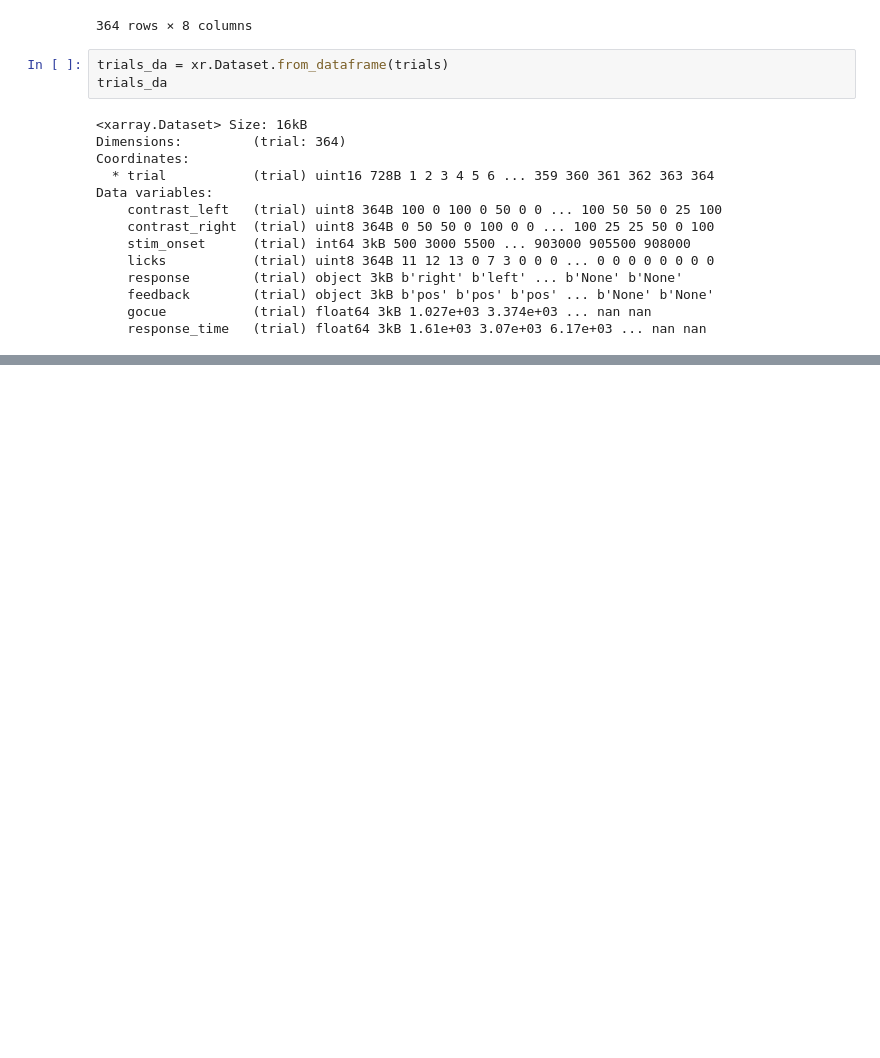
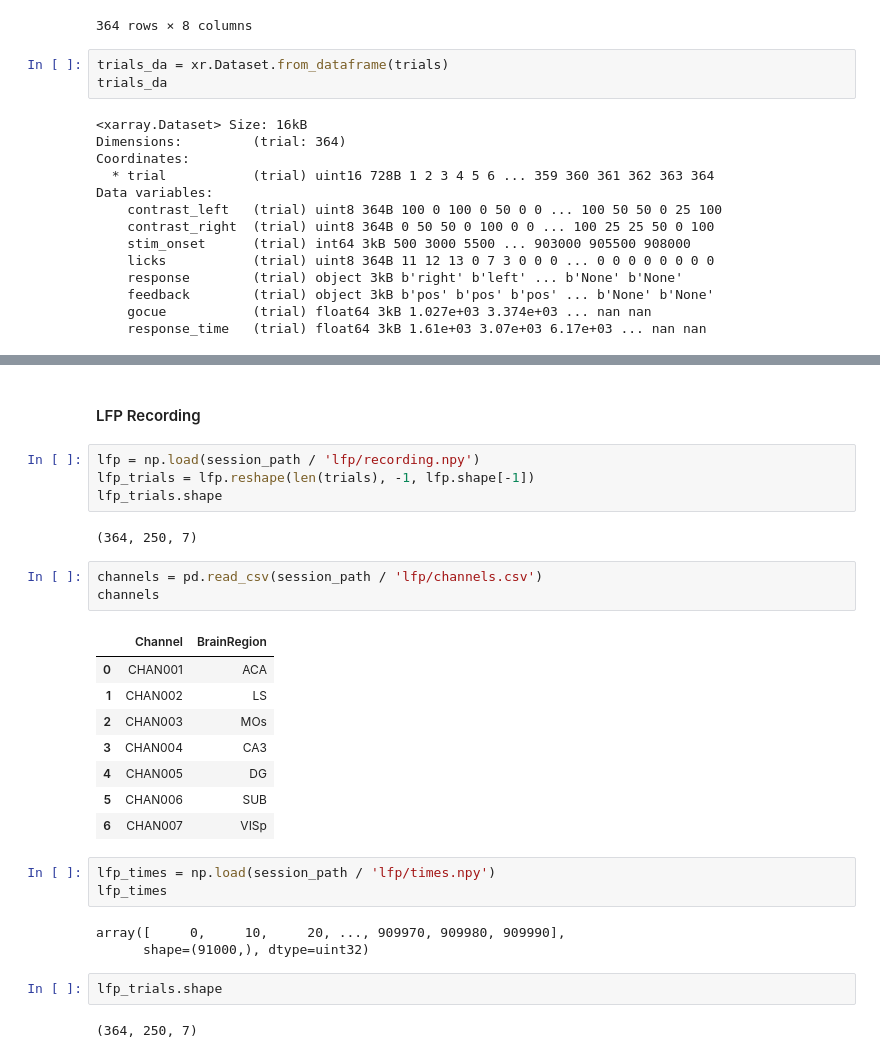
Before and after one commit to AdvancedPythonWorkshop2025/Day6-WorkflowManagement, a Jupyter notebook: scripts/4_harmonize_data.ipynb, the cells around one changed output, grey strips where cells are left out. Saved outputs shown, nothing was run; the diff lists cells and outputs as text; blank space fills up the shorter version.

```diff
--- a/scripts/4_harmonize_data.ipynb
+++ b/scripts/4_harmonize_data.ipynb
@@ -66,0 +90,30 @@ WindowsPath('data/extracted/20161214_cori_steinmetz')
+# %% [markdown]
+#### LFP Recording
+# %%
+lfp = np.load(session_path / 'lfp/recording.npy')
+lfp_trials = lfp.reshape(len(trials), -1, lfp.shape[-1])
+lfp_trials.shape
+# %% [output]
+(364, 250, 7)
+# %%
+channels = pd.read_csv(session_path / 'lfp/channels.csv')
+channels
+# %% [output]
+|  | Channel | BrainRegion |
+| 0 | CHAN001 | ACA |
+| 1 | CHAN002 | LS |
+| 2 | CHAN003 | MOs |
+| 3 | CHAN004 | CA3 |
+| 4 | CHAN005 | DG |
+| 5 | CHAN006 | SUB |
+| 6 | CHAN007 | VISp |
+# %%
+lfp_times = np.load(session_path / 'lfp/times.npy')
+lfp_times
+# %% [output]
+array([     0,     10,     20, ..., 909970, 909980, 909990],
+      shape=(91000,), dtype=uint32)
+# %%
+lfp_trials.shape
+# %% [output]
+(364, 250, 7)
```
Also changed, not shown: parts of 18 cells of this notebook.
